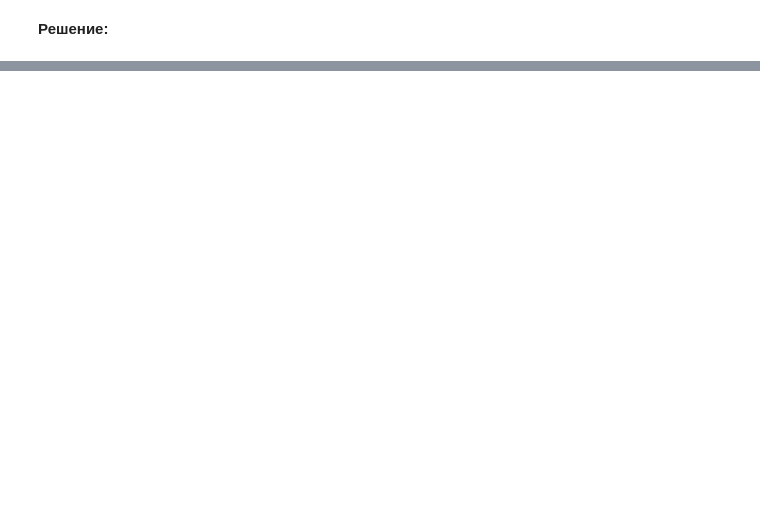
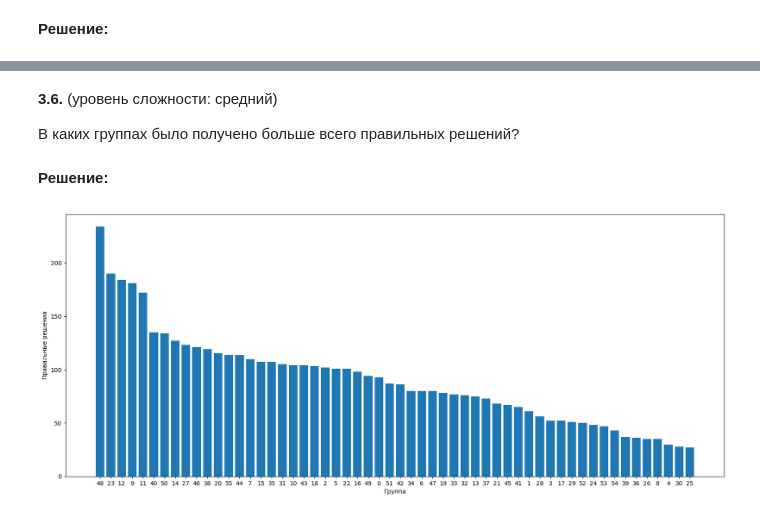
Before and after one commit to Gribbirg/python-practice, a Jupyter notebook: myworks/practice/pract3/sol3.ipynb, the cells around one changed output, grey strips where cells are left out. Saved outputs shown, nothing was run; the diff lists cells and outputs as text; code cells hidden in the pictures; blank space fills up the shorter version.

```diff
--- a/myworks/practice/pract3/sol3.ipynb
+++ b/myworks/practice/pract3/sol3.ipynb
@@ -604,0 +605,18 @@ plt.show()
+# %% [markdown]
+**3.6.** (уровень сложности: средний)
+
+В каких группах было получено больше всего правильных решений?
+# %% [markdown]
+**Решение:**
+# %%
+data = list(filter(lambda x: x[4] == "2", statuses))
+data = list(map(lambda x: x[2], data))
+data = pd.Series(data).value_counts()
+
+plt.figure(figsize=(20, 8))
+plt.bar(data.index, data)
+plt.ylabel("Правильные решения")
+plt.xlabel("Группа")
+plt.show()
+# %% [output]
+[figure, added]
```
Also changed, not shown: parts of 10 cells of this notebook, 3 other files.
